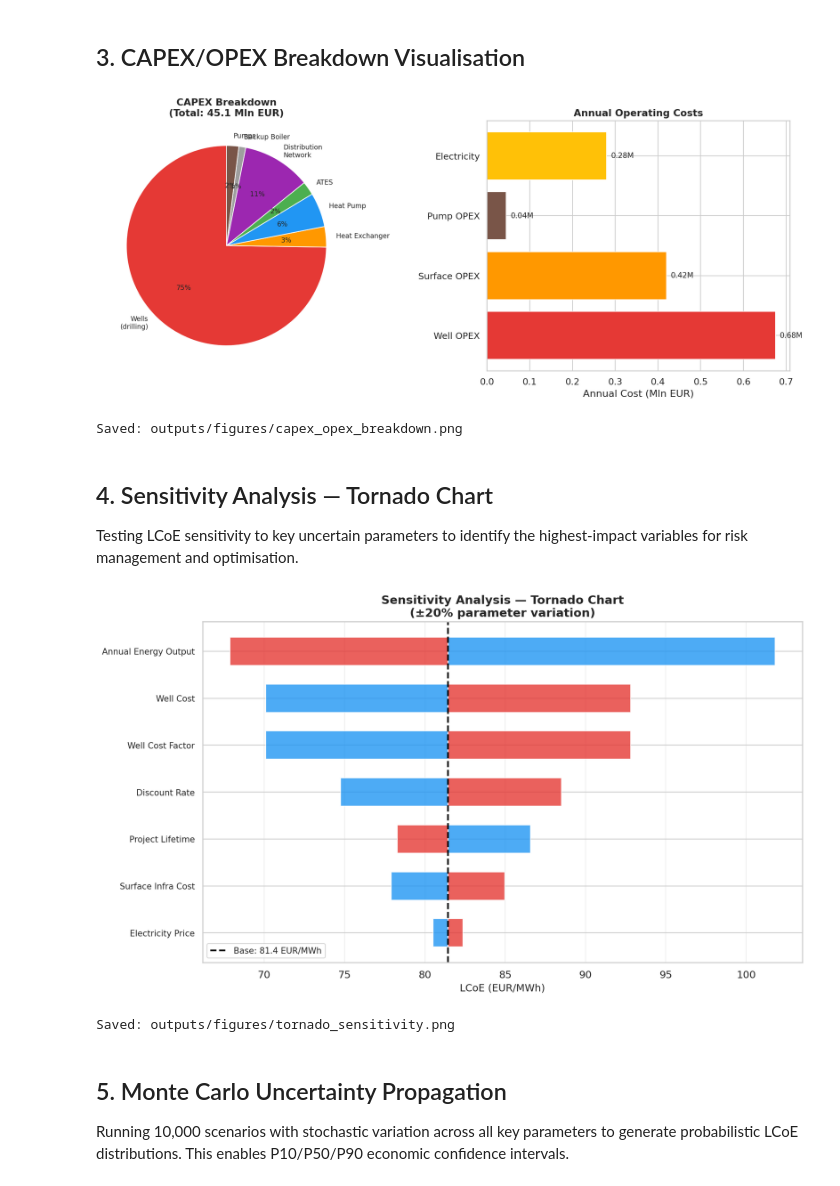
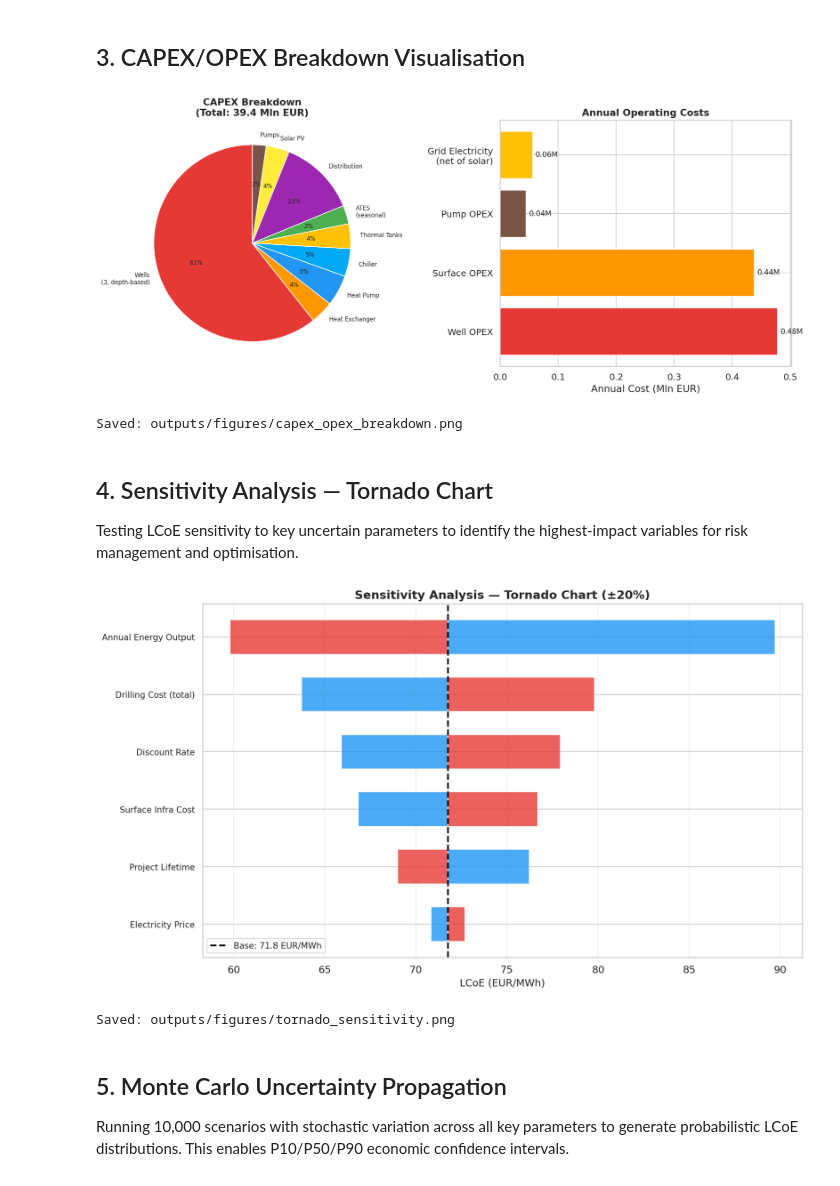
Before and after one commit to FavourOgboi/africa-geothermal-datathon-2026, a Jupyter notebook: notebooks/03_economic_and_ai_workflow.ipynb, the cells around one changed output. Drawn from its saved outputs; the diff is of its cells as text; code cells hidden in the pictures.

```diff
--- a/notebooks/03_economic_and_ai_workflow.ipynb
+++ b/notebooks/03_economic_and_ai_workflow.ipynb
@@ -154,36 +178,39 @@ For reference:
 # CAPEX breakdown pie chart
 fig, (ax1, ax2) = plt.subplots(1, 2, figsize=(14, 6))
 
-# CAPEX
-capex_items = ['Wells\n(drilling)', 'Heat Exchanger', 'Heat Pump', 'ATES',
-               'Distribution\nNetwork', 'Backup Boiler', 'Pumps']
-capex_values = [well_capex, HEAT_EXCHANGER_COST, HEAT_PUMP_COST, ATES_COST,
-                DISTRIBUTION_NETWORK, BACKUP_BOILER_COST, pump_capex]
-colors = ['#E53935', '#FF9800', '#2196F3', '#4CAF50', '#9C27B0', '#9E9E9E', '#795548']
+capex_items = ['Wells\n(3, depth-based)', 'Heat Exchanger', 'Heat Pump', 'Chiller',
+               'Thermal Tanks', 'ATES\n(seasonal)', 'Distribution', 'Solar PV', 'Pumps']
+capex_values = [well_capex, HEAT_EXCHANGER_COST, HEAT_PUMP_COST, CHILLER_COST,
+                HEAT_TANK_COST + COLD_TANK_COST, ATES_COST, DISTRIBUTION_NETWORK,
+                SOLAR_PV_COST, pump_capex]
+colors = ['#E53935', '#FF9800', '#2196F3', '#03A9F4', '#FFC107', '#4CAF50',
+          '#9C27B0', '#FFEB3B', '#795548']
 
-wedges, texts, autotexts = ax1.pie(capex_values, labels=capex_items, colors=colors,
-                                     autopct='%1.0f%%', startangle=90, textprops={'fontsize': 9})
+ax1.pie(capex_values, labels=capex_items, colors=colors,
+        autopct='%1.0f%%', startangle=90, textprops={'fontsize': 8})
 ax1.set_title(f'CAPEX Breakdown\n(Total: {total_capex:.1f} Mln EUR)', fontsize=13, fontweight='bold')
 
-# Annual cost breakdown
+# Annual operating costs (solar offsets most electricity)
+annual_elec_MWh = 3500  # heat pump + chiller, mostly solar-powered
 annual_costs = {
     'Well OPEX': well_capex * 0.02,
-    'Surface OPEX': surface_capex * 0.04,
+    'Surface OPEX': surface_capex * 0.03,
     'Pump OPEX': pump_capex * 0.05,
-    'Electricity': annual_elec_MWh * ELECTRICITY_COST / 1e6,
+    'Grid Electricity\n(net of solar)': annual_elec_MWh * 0.2 * ELECTRICITY_COST / 1e6,
 }
-ax2.barh(list(annual_costs.keys()), list(annual_costs.values()), color=['#E53935','#FF9800','#795548','#FFC107'])
+ax2.barh(list(annual_costs.keys()), list(annual_costs.values()),
+         color=['#E53935','#FF9800','#795548','#FFC107'])
 ax2.set_xlabel('Annual Cost (Mln EUR)')
 ax2.set_title('Annual Operating Costs', fontsize=13, fontweight='bold')
 for i, v in enumerate(annual_costs.values()):
-    ax2.text(v + 0.01, i, f'{v:.2f}M', va='center', fontsize=10)
+    ax2.text(v + 0.005, i, f'{v:.2f}M', va='center', fontsize=10)
 
 plt.tight_layout()
 plt.savefig(FIGURES_DIR / 'capex_opex_breakdown.png', bbox_inches='tight', dpi=300)
 plt.show()
 print("Saved: outputs/figures/capex_opex_breakdown.png")
 # %% [output]
-[figure, old version]
+[figure, new version]
 Saved: outputs/figures/capex_opex_breakdown.png
 # %% [markdown]
 ## 4. Sensitivity Analysis — Tornado Chart
@@ -191,13 +218,15 @@ Saved: outputs/figures/capex_opex_breakdown.png
 Testing LCoE sensitivity to key uncertain parameters to identify the highest-impact variables for risk management and optimisation.
 # %%
 # Sensitivity analysis: vary each parameter ±20%
+annual_opex = total_capex * ANNUAL_OPEX_FRACTION
+annual_elec_MWh = 3500
+
 params = {
-    'Well Cost': (WELL_COST_PER_WELL, 0.8, 1.2),
-    'Well Cost Factor': (WELL_COST_FACTOR, 0.8, 1.2),
+    'Drilling Cost (total)': (well_capex, 0.8, 1.2),
+    'Surface Infra Cost': (surface_capex, 0.8, 1.2),
     'Discount Rate': (DISCOUNT_RATE, 0.8, 1.2),
     'Annual Energy Output': (annual_total_MWh, 0.8, 1.2),
     'Electricity Price': (ELECTRICITY_COST, 0.8, 1.2),
-    'Surface Infra Cost': (surface_capex, 0.8, 1.2),
     'Project Lifetime': (PROJECT_LIFETIME, 0.8, 1.2),
 }
 
@@ -207,64 +236,51 @@ for param_name, (base_val, low_mult, high_mult) in params.items():
     for mult, label in [(low_mult, 'Low'), (high_mult, 'High')]:
         val = base_val * mult
 
-        if param_name == 'Well Cost':
-            wc = (N_PRODUCTION_WELLS + N_INJECTION_WELLS) * val * WELL_COST_FACTOR
-            tc = wc + surface_capex + pump_capex
+        if param_name == 'Drilling Cost (total)':
+            tc = val + surface_capex + pump_capex
             lcoe = calculate_lcoe(tc, tc*0.03, annual_total_MWh, PROJECT_LIFETIME, DISCOUNT_RATE,
                                    annual_elec_mwh=annual_elec_MWh)
-        elif param_name == 'Well Cost Factor':
-            wc = (N_PRODUCTION_WELLS + N_INJECTION_WELLS) * WELL_COST_PER_WELL * val
-            tc = wc + surface_capex + pump_capex
+        elif param_name == 'Surface Infra Cost':
+            tc = well_capex + val + pump_capex
             lcoe = calculate_lcoe(tc, tc*0.03, annual_total_MWh, PROJECT_LIFETIME, DISCOUNT_RATE,
                                    annual_elec_mwh=annual_elec_MWh)
         elif param_name == 'Discount Rate':
             lcoe = calculate_lcoe(total_capex, annual_opex, annual_total_MWh, PROJECT_LIFETIME, val,
                                    annual_elec_mwh=annual_elec_MWh)
         elif param_name == 'Annual Energy Output':
             lcoe = calculate_lcoe(total_capex, annual_opex, val, PROJECT_LIFETIME, DISCOUNT_RATE,
                                    annual_elec_mwh=annual_elec_MWh)
         elif param_name == 'Electricity Price':
             lcoe = calculate_lcoe(total_capex, annual_opex, annual_total_MWh, PROJECT_LIFETIME, DISCOUNT_RATE,
                                    annual_elec_mwh=annual_elec_MWh, elec_price=val)
-        elif param_name == 'Surface Infra Cost':
-            tc = well_capex + val + pump_capex
-            lcoe = calculate_lcoe(tc, tc*0.03, annual_total_MWh, PROJECT_LIFETIME, DISCOUNT_RATE,
-                                   annual_elec_mwh=annual_elec_MWh)
         elif param_name == 'Project Lifetime':
             lcoe = calculate_lcoe(total_capex, annual_opex, annual_total_MWh, int(val), DISCOUNT_RATE,
                                    annual_elec_mwh=annual_elec_MWh)
 
         sensitivity_results.append({'Parameter': param_name, 'Scenario': label, 'LCoE': lcoe})
 
 sens_df = pd.DataFrame(sensitivity_results)
 sens_pivot = sens_df.pivot(index='Parameter', columns='Scenario', values='LCoE')
 sens_pivot['Range'] = abs(sens_pivot['High'] - sens_pivot['Low'])
 sens_pivot = sens_pivot.sort_values('Range', ascending=True)
 
-# Tornado chart
 fig, ax = plt.subplots(figsize=(12, 7))
-y_pos = np.arange(len(sens_pivot))
-
 for i, (param, row) in enumerate(sens_pivot.iterrows()):
-    low_delta = row['Low'] - lcoe_base
-    high_delta = row['High'] - lcoe_base
-    ax.barh(i, low_delta, left=lcoe_base, height=0.6, color='#2196F3', alpha=0.8)
-    ax.barh(i, high_delta, left=lcoe_base, height=0.6, color='#E53935', alpha=0.8)
+    ax.barh(i, row['Low'] - lcoe_base, left=lcoe_base, height=0.6, color='#2196F3', alpha=0.8)
+    ax.barh(i, row['High'] - lcoe_base, left=lcoe_base, height=0.6, color='#E53935', alpha=0.8)
 
 ax.axvline(x=lcoe_base, color='black', linewidth=2, linestyle='--', label=f'Base: {lcoe_base:.1f} EUR/MWh')
-ax.set_yticks(y_pos)
+ax.set_yticks(range(len(sens_pivot)))
 ax.set_yticklabels(sens_pivot.index, fontsize=10)
 ax.set_xlabel('LCoE (EUR/MWh)', fontsize=12)
-ax.set_title('Sensitivity Analysis — Tornado Chart\n(±20% parameter variation)', fontsize=14, fontweight='bold')
-ax.legend(fontsize=10)
-ax.grid(axis='x', alpha=0.3)
-
+ax.set_title('Sensitivity Analysis — Tornado Chart (±20%)', fontsize=14, fontweight='bold')
+ax.legend(fontsize=10); ax.grid(axis='x', alpha=0.3)
 plt.tight_layout()
 plt.savefig(FIGURES_DIR / 'tornado_sensitivity.png', bbox_inches='tight', dpi=300)
 plt.show()
 print("Saved: outputs/figures/tornado_sensitivity.png")
 # %% [output]
-[figure, old version]
+[figure, new version]
 Saved: outputs/figures/tornado_sensitivity.png
 # %% [markdown]
 ## 5. Monte Carlo Uncertainty Propagation
```
Also changed, not shown: parts of 5 cells of this notebook, 39 other files.
